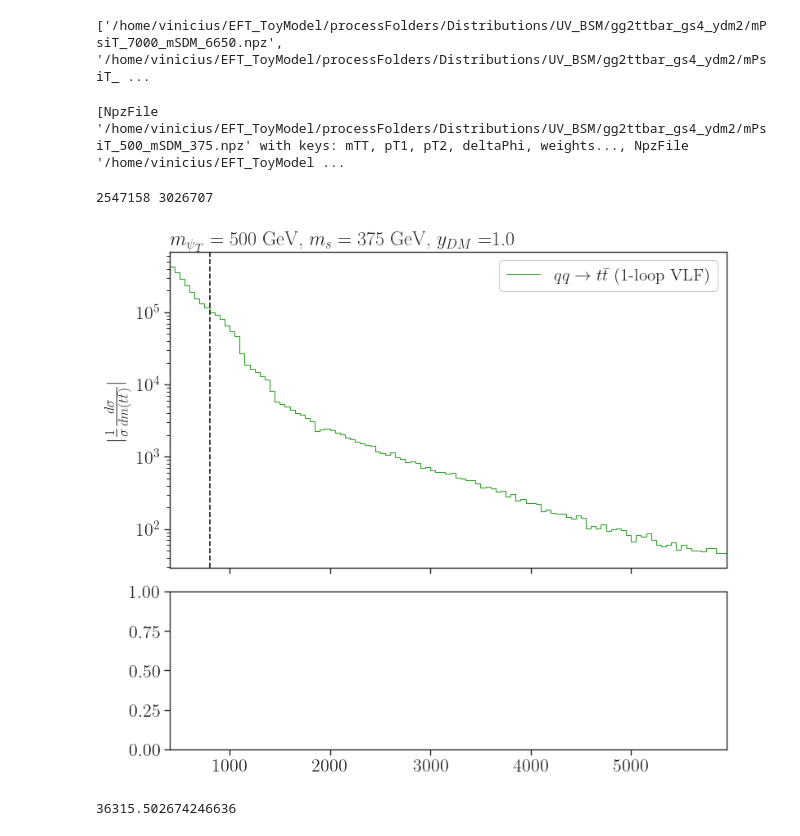
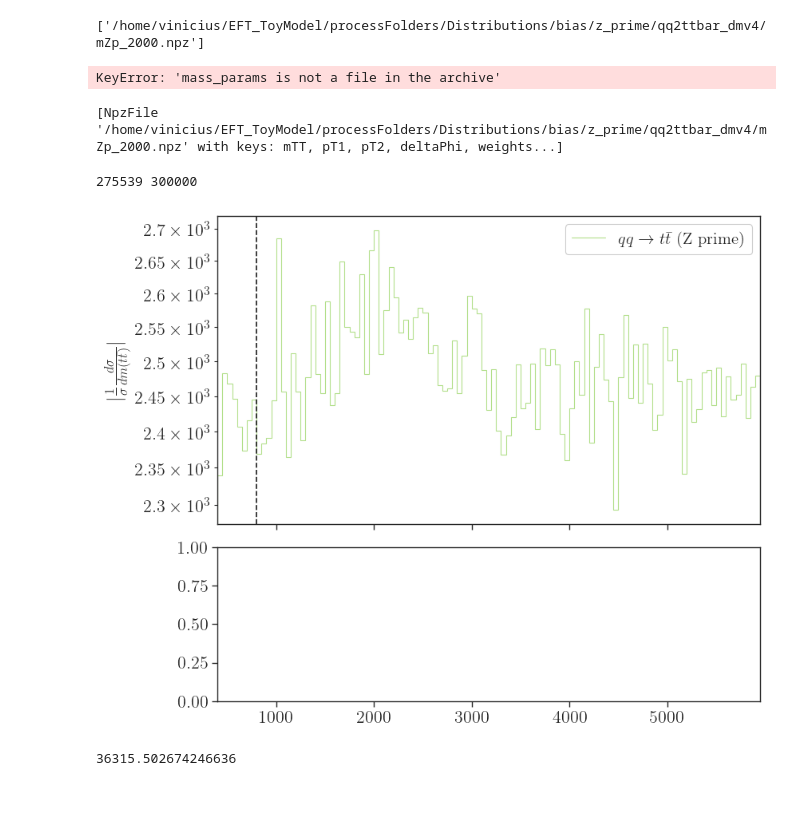
Before and after one commit to viniciusrocca/EFT_ToyModel, a Jupyter notebook: Plots/Distributions_FindingBias.ipynb, the cells around one changed output. Saved outputs shown, nothing was run; the diff lists cells and outputs as text; code cells hidden in the pictures; blank space fills up the shorter version.

Commit message:
Added the Z prime support and already done the bias modules

```diff
--- a/Plots/Distributions_FindingBias.ipynb
+++ b/Plots/Distributions_FindingBias.ipynb
@@ -59,8 +59,8 @@ data_sm.append(bias_2k_4)
 
 data = sorted(data, key=lambda d: d['mass_params'][0])
 # %%
-#Reading files without bias
-files = list(glob.glob('/home/vinicius/EFT_ToyModel/processFolders/Distributions/UV_BSM/*/*.npz'))
+
+files = list(glob.glob('/home/vinicius/EFT_ToyModel/processFolders/Distributions/bias/z_prime/*dmv4*/*.npz'))
 print(files)
 #files = list(glob.glob('/home/vinicius/EFT_ToyModel/test/Distributions/*/*/*.npz'))
 data = []
@@ -73,18 +73,27 @@ for f in files:
     else:
         data.append(aux)
 
-data = sorted(data, key=lambda d: d['mass_params'][0])
+data = sorted(data, key=lambda d: d['mZp'])
 # %% [output]
-['/home/vinicius/EFT_ToyModel/processFolders/Distributions/UV_BSM/gg2ttbar_gs4_ydm2/mPsiT_7000_mSDM_6650.npz', '/home/vinicius/EFT_ToyModel/processFolders/Distributions/UV_BSM/gg2ttbar_gs4_ydm2/mPsiT_ ...
+['/home/vinicius/EFT_ToyModel/processFolders/Distributions/bias/z_prime/qq2ttbar_dmv4/mZp_2000.npz']
 # %%
 select = []
 for d in data:
-    if d['mass_params'][0] == 500.0 and d['mass_params'][1] == 375.0:
+    if d['mass_params'][0] == 5500.0 and d['mass_params'][1] == 5490.0:
         select.append(d)
 
 print(select)
 # %% [output]
-[NpzFile '/home/vinicius/EFT_ToyModel/processFolders/Distributions/UV_BSM/gg2ttbar_gs4_ydm2/mPsiT_500_mSDM_375.npz' with keys: mTT, pT1, pT2, deltaPhi, weights..., NpzFile '/home/vinicius/EFT_ToyModel ...
+KeyError: 'mass_params is not a file in the archive'
+# %%
+select = []
+for d in data:
+    if d['mZp'] == 2000.0:
+        select.append(d)
+
+print(select)
+# %% [output]
+[NpzFile '/home/vinicius/EFT_ToyModel/processFolders/Distributions/bias/z_prime/qq2ttbar_dmv4/mZp_2000.npz' with keys: mTT, pT1, pT2, deltaPhi, weights...]
 # %%
 
 
@@ -100,10 +109,9 @@ _, axarr = plt.subplots(2,sharex=True, gridspec_kw = {'height_ratios':[2, 1]},fi
 plt.subplots_adjust(left=0.12, bottom=0.12, right=0.97, top=None, wspace=None, hspace=0.1)
 
 #BSM masses
-mPsiT,mSDM = select[0]['mass_params']
-
+mZp = select[0]['mZp']
 #Couping
-yDM = select[0]['ydm']
+#yDM = select[0]['ydm']
 
 
 bins = np.arange(400.,6000.,50.)
@@ -127,37 +135,37 @@ for j,d in enumerate(select):
         weights = d['weights']
         pmodels.append(r'%s (%s)' %(process,model))
         label = pmodels[-1]
         labels.append(label)
         #c.append(selectColor(model,process))
         h, edges = np.histogram(d['mTT'],bins=bins)
         hists.append(h)
         #Compute MC error
         hErr,_ = np.histogram(d['mTT'],bins=bins,weights=(d['weights'])**2)
         hErr = np.sqrt(hErr)
         histsErr.append(hErr)
         #Plotting the BSM hists
         axarr[0].stairs(h, edges, color = c[j], label = labels[j] )
         print(sum(h), d['nevents'])
 
 
 
 #Main plot configs
 axarr[0].legend(framealpha=1.0,loc='upper right',fontsize=15)
-axarr[0].set_title(r'$m_{\psi_T} = %1.0f$ GeV, $m_{s} = %1.0f$ GeV, $y_{DM} = $%1.1f' %(mPsiT,mSDM,yDM),
-               loc='left')
+#axarr[0].set_title(r'$m_{\psi_T} = %1.0f$ GeV, $m_{s} = %1.0f$ GeV, $y_{DM} = $%1.1f' %(mPsiT,mSDM,yDM),
+#               loc='left')
 axarr[0].set_yscale('log')
 axarr[0].set_ylabel(r'$|\frac{1}{\sigma}\frac{d \sigma}{d m(t\bar{t})}|$')
 axarr[0].set_xlim(bins.min(),bins.max())
 axarr[0].axvline(x=800, color='k', linestyle='--')
 #axarr[0].set_ylim(1e-8,1e-1)
 
 
 
 
 plt.show()
 # %% [output]
-2547158 3026707
+275539 300000
-[figure, old version]
+[figure, new version]
 # %%
 print(np.exp(10.5))
 # %% [output]
```
Also changed, not shown: parts of 9 cells of this notebook, 5 other files.
